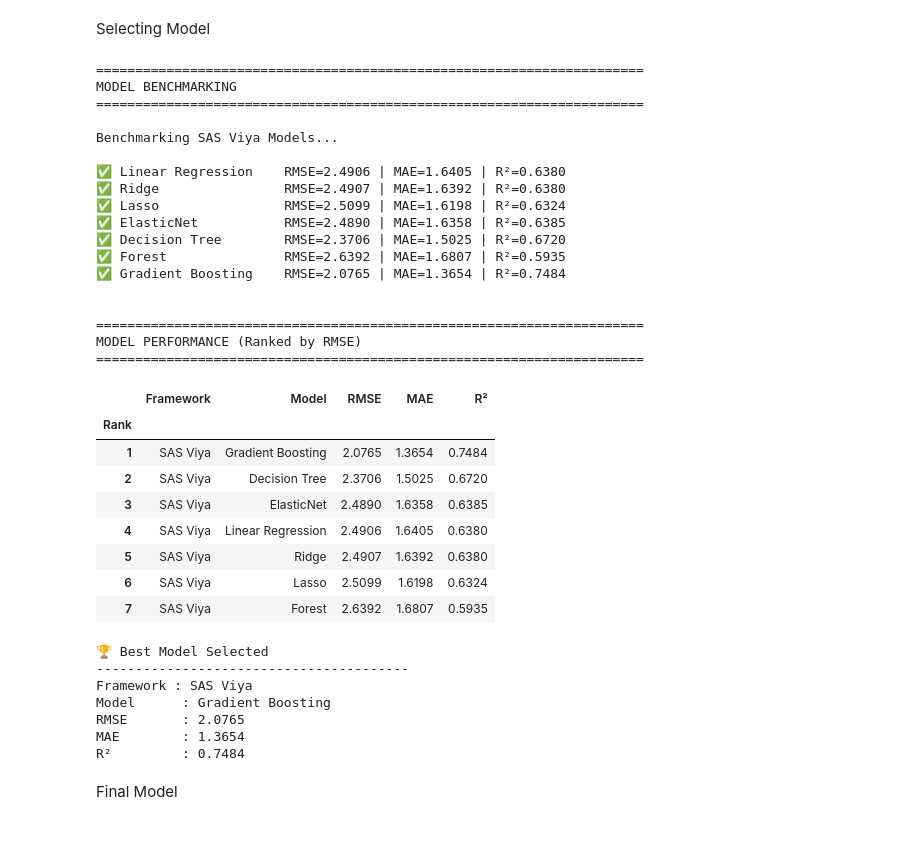
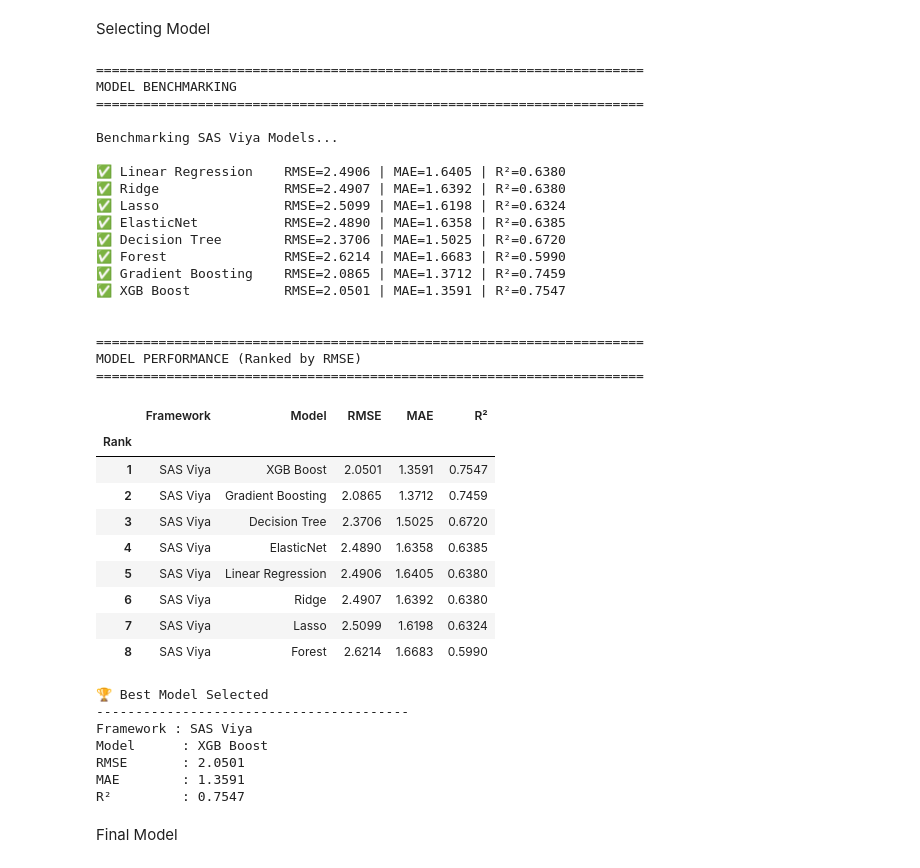
Before and after one commit to Jaypee1226/SASViya2026, a Jupyter notebook: SAS_Viya2026.ipynb, the cells around one changed output. Cells and saved outputs as stored; diff of their text form; code cells hidden in the pictures; blank space fills up the shorter version.

```diff
--- a/SAS_Viya2026.ipynb
+++ b/SAS_Viya2026.ipynb
@@ -678,6 +682,10 @@ sas_models = {
 
     "Gradient Boosting":
         SASGradientBoostingRegressor(),
+
+    "XGB Boost":
+        XGBRegressor(),
+
 
 }
 
@@ -757,49 +765,51 @@ display(results_df)
 
 best_model_info = results_df.iloc[0]
 
 print("\n🏆 Best Model Selected")
 print("-" * 40)
 
 print(f"Framework : {best_model_info['Framework']}")
 print(f"Model      : {best_model_info['Model']}")
 print(f"RMSE       : {best_model_info['RMSE']:.4f}")
 print(f"MAE        : {best_model_info['MAE']:.4f}")
 print(f"R²         : {best_model_info['R²']:.4f}")
 # %% [output]
 ======================================================================
 MODEL BENCHMARKING
 ======================================================================
 
 Benchmarking SAS Viya Models...
 
 ✅ Linear Regression    RMSE=2.4906 | MAE=1.6405 | R²=0.6380
 ✅ Ridge                RMSE=2.4907 | MAE=1.6392 | R²=0.6380
 ✅ Lasso                RMSE=2.5099 | MAE=1.6198 | R²=0.6324
 ✅ ElasticNet           RMSE=2.4890 | MAE=1.6358 | R²=0.6385
 ✅ Decision Tree        RMSE=2.3706 | MAE=1.5025 | R²=0.6720
-✅ Forest               RMSE=2.6392 | MAE=1.6807 | R²=0.5935
-✅ Gradient Boosting    RMSE=2.0765 | MAE=1.3654 | R²=0.7484
+✅ Forest               RMSE=2.6214 | MAE=1.6683 | R²=0.5990
+✅ Gradient Boosting    RMSE=2.0865 | MAE=1.3712 | R²=0.7459
+✅ XGB Boost            RMSE=2.0501 | MAE=1.3591 | R²=0.7547
 
 
 ======================================================================
 MODEL PERFORMANCE (Ranked by RMSE)
 ======================================================================
 |  | Framework | Model | RMSE | MAE | R² |
 | Rank |  |  |  |  |  |
-| 1 | SAS Viya | Gradient Boosting | 2.0765 | 1.3654 | 0.7484 |
-| 2 | SAS Viya | Decision Tree | 2.3706 | 1.5025 | 0.6720 |
-| 3 | SAS Viya | ElasticNet | 2.4890 | 1.6358 | 0.6385 |
-| 4 | SAS Viya | Linear Regression | 2.4906 | 1.6405 | 0.6380 |
-| 5 | SAS Viya | Ridge | 2.4907 | 1.6392 | 0.6380 |
-| 6 | SAS Viya | Lasso | 2.5099 | 1.6198 | 0.6324 |
-| 7 | SAS Viya | Forest | 2.6392 | 1.6807 | 0.5935 |
+| 1 | SAS Viya | XGB Boost | 2.0501 | 1.3591 | 0.7547 |
+| 2 | SAS Viya | Gradient Boosting | 2.0865 | 1.3712 | 0.7459 |
+| 3 | SAS Viya | Decision Tree | 2.3706 | 1.5025 | 0.6720 |
+| 4 | SAS Viya | ElasticNet | 2.4890 | 1.6358 | 0.6385 |
+| 5 | SAS Viya | Linear Regression | 2.4906 | 1.6405 | 0.6380 |
+| 6 | SAS Viya | Ridge | 2.4907 | 1.6392 | 0.6380 |
+| 7 | SAS Viya | Lasso | 2.5099 | 1.6198 | 0.6324 |
+| 8 | SAS Viya | Forest | 2.6214 | 1.6683 | 0.5990 |
 🏆 Best Model Selected
 ----------------------------------------
 Framework : SAS Viya
-Model      : Gradient Boosting
-RMSE       : 2.0765
-MAE        : 1.3654
-R²         : 0.7484
+Model      : XGB Boost
+RMSE       : 2.0501
+MAE        : 1.3591
+R²         : 0.7547
 # %% [markdown]
 Final Model
 # %%
```
Also changed, not shown: parts of 2 cells of this notebook.
